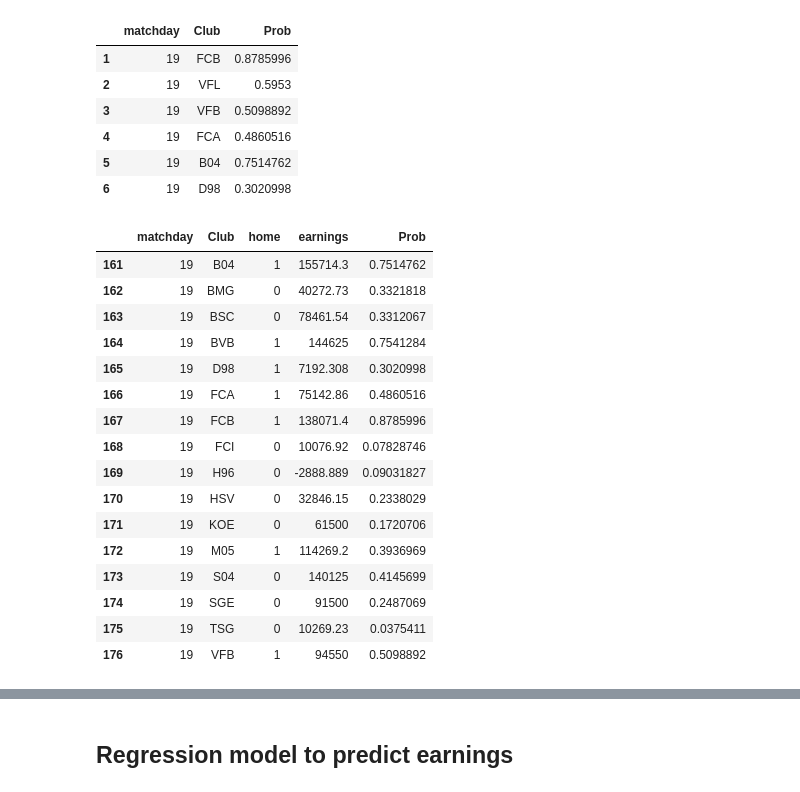
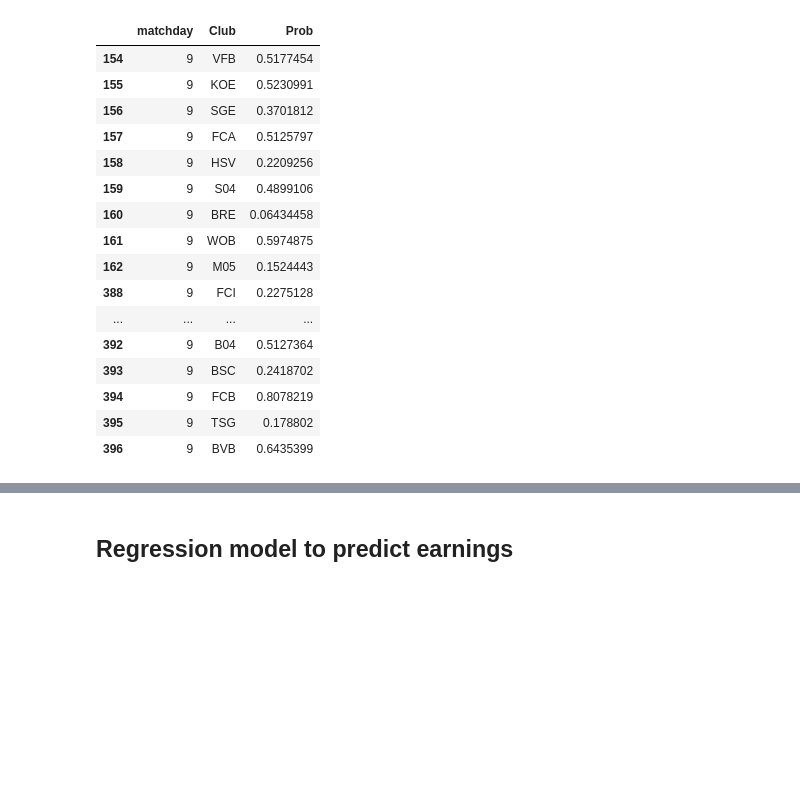
Before and after one commit to bethe/livemanagerstats, a Jupyter notebook: Odds.R.ipynb, the cells around one changed output, grey strips where cells are left out. Drawn from its saved outputs; the diff is of its cells as text; code cells hidden in the pictures; blank space fills up the shorter version.

```diff
--- a/Odds.R.ipynb
+++ b/Odds.R.ipynb
@@ -65,14 +45,14 @@ odds$Aprob <- (1 / odds$AVOA) / ((1/odds$AVOH) + (1/odds$AVOD) + (1/odds$AVOA))
 # %%
 ## Align Teamnames with PLM format
-levels(next_odds$HOMETEAM) <- c("FCA", "BMG", "B04", "FCB", "D98", "BVB", "SGE", "HSV", "H96",
-                           "BSC", "TSG", "FCI", "KOE", "M05", "S04", "VFB", "SVW", "VFL")
-levels(next_odds$AWAYTEAM) <- c("FCA", "BMG", "B04", "FCB", "D98", "BVB", "SGE", "HSV", "H96",
-                           "BSC", "TSG", "FCI", "KOE", "M05", "S04", "VFB", "SVW", "VFL")
-levels(odds$HOMETEAM) <- c("FCA", "BMG", "B04", "FCB", "D98", "BVB", "SGE", "HSV", "H96",
-                           "BSC", "TSG", "FCI", "KOE", "M05", "S04", "VFB", "SVW", "VFL")
-levels(odds$AWAYTEAM) <- c("FCA", "BMG", "B04", "FCB", "D98", "BVB", "SGE", "HSV", "H96",
-                           "BSC", "TSG", "FCI", "KOE", "M05", "S04", "VFB", "SVW", "VFL")
+levels(next_odds$HOMETEAM) <- c("KOE", "FCA", "BMG", "B04", "FCB", "D98", "BVB", "SGE", "HSV", "H96",
+                           "BSC", "TSG", "FCI", "M05", "S04", "VFB", "BRE", "WOB")
+levels(next_odds$AWAYTEAM) <- c("KOE", "FCA", "BMG", "B04", "FCB", "D98", "BVB", "SGE", "HSV", "H96",
+                           "BSC", "TSG", "FCI", "M05", "S04", "VFB", "BRE", "WOB")
+levels(odds$HOMETEAM) <- c("KOE", "FCA", "BMG", "B04", "FCB", "D98", "BVB", "SGE", "HSV", "H96",
+                           "BSC", "TSG", "FCI", "M05", "S04", "VFB", "BRE", "WOB")
+levels(odds$AWAYTEAM) <- c("KOE", "FCA", "BMG", "B04", "FCB", "D98", "BVB", "SGE", "HSV", "H96",
+                           "BSC", "TSG", "FCI", "M05", "S04", "VFB", "BRE", "WOB")
 
 ## Add matchday column
 matchdays <- nrow(odds) / 9
-odds$matchday = rep(matchdays:1, each = 9)
+odds$matchday <- rep(matchdays:1, each = 9)
@@ -101,39 +122,28 @@ The following objects are masked from 'package:base':
 # %%
 #odds['matchday']
 
 probs.home <- odds[c('matchday', 'HOMETEAM', 'Hprob')]
 probs.away <- odds[c('matchday', 'AWAYTEAM', 'Aprob')]
 names <- c("matchday", "Club", "Prob")
 colnames(probs.home) <- names
 colnames(probs.away) <- names
 probs <- rbind(probs.home, probs.away)
-head(probs)
+subset(probs, probs$matchday == 9)
 # %% [output]
 |  | matchday | Club | Prob |
-| 1 | 19 | FCB | 0.8785996 |
-| 2 | 19 | VFL | 0.5953 |
-| 3 | 19 | VFB | 0.5098892 |
-| 4 | 19 | FCA | 0.4860516 |
-| 5 | 19 | B04 | 0.7514762 |
-| 6 | 19 | D98 | 0.3020998 |
+| 154 | 9 | VFB | 0.5177454 |
+| 155 | 9 | KOE | 0.5230991 |
+| 156 | 9 | SGE | 0.3701812 |
+| 157 | 9 | FCA | 0.5125797 |
+| 158 | 9 | HSV | 0.2209256 |
+| 159 | 9 | S04 | 0.4899106 |
+| 160 | 9 | BRE | 0.06434458 |
+| 161 | 9 | WOB | 0.5974875 |
+| 162 | 9 | M05 | 0.1524443 |
+| 388 | 9 | FCI | 0.2275128 |
+| ... | ... | ... | ... |
+| 392 | 9 | B04 | 0.5127364 |
+| 393 | 9 | BSC | 0.2418702 |
+| 394 | 9 | FCB | 0.8078219 |
+| 395 | 9 | TSG | 0.178802 |
+| 396 | 9 | BVB | 0.6435399 |
-# %%
-earnings_probs <- merge(plm.clubmatches, probs, by = c("matchday", "Club"))
-subset(earnings_probs, earnings_probs$matchday == 19)
-# %% [output]
-|  | matchday | Club | home | earnings | Prob |
-| 161 | 19 | B04 | 1 | 155714.3 | 0.7514762 |
-| 162 | 19 | BMG | 0 | 40272.73 | 0.3321818 |
-| 163 | 19 | BSC | 0 | 78461.54 | 0.3312067 |
-| 164 | 19 | BVB | 1 | 144625 | 0.7541284 |
-| 165 | 19 | D98 | 1 | 7192.308 | 0.3020998 |
-| 166 | 19 | FCA | 1 | 75142.86 | 0.4860516 |
-| 167 | 19 | FCB | 1 | 138071.4 | 0.8785996 |
-| 168 | 19 | FCI | 0 | 10076.92 | 0.07828746 |
-| 169 | 19 | H96 | 0 | -2888.889 | 0.09031827 |
-| 170 | 19 | HSV | 0 | 32846.15 | 0.2338029 |
-| 171 | 19 | KOE | 0 | 61500 | 0.1720706 |
-| 172 | 19 | M05 | 1 | 114269.2 | 0.3936969 |
-| 173 | 19 | S04 | 0 | 140125 | 0.4145699 |
-| 174 | 19 | SGE | 0 | 91500 | 0.2487069 |
-| 175 | 19 | TSG | 0 | 10269.23 | 0.0375411 |
-| 176 | 19 | VFB | 1 | 94550 | 0.5098892 |
```
Also changed, not shown: parts of 16 cells of this notebook, 5 other files.
